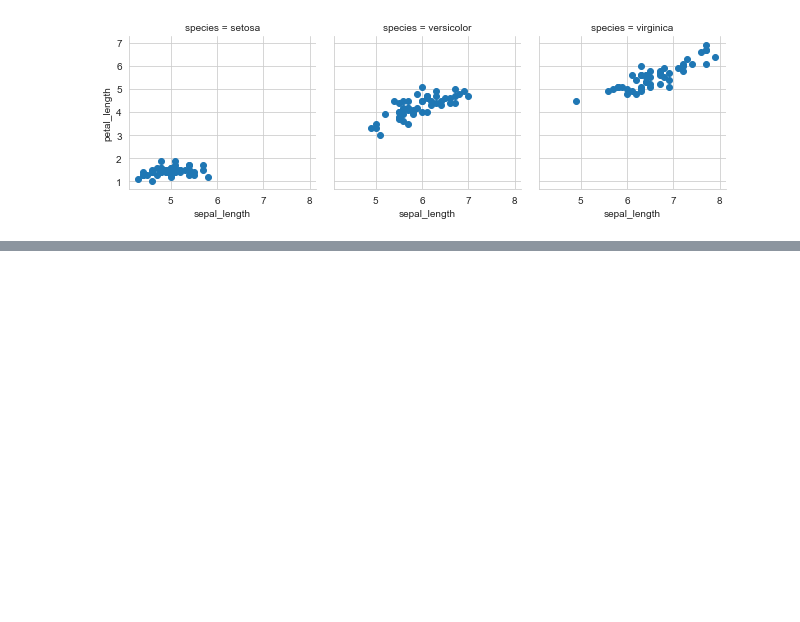
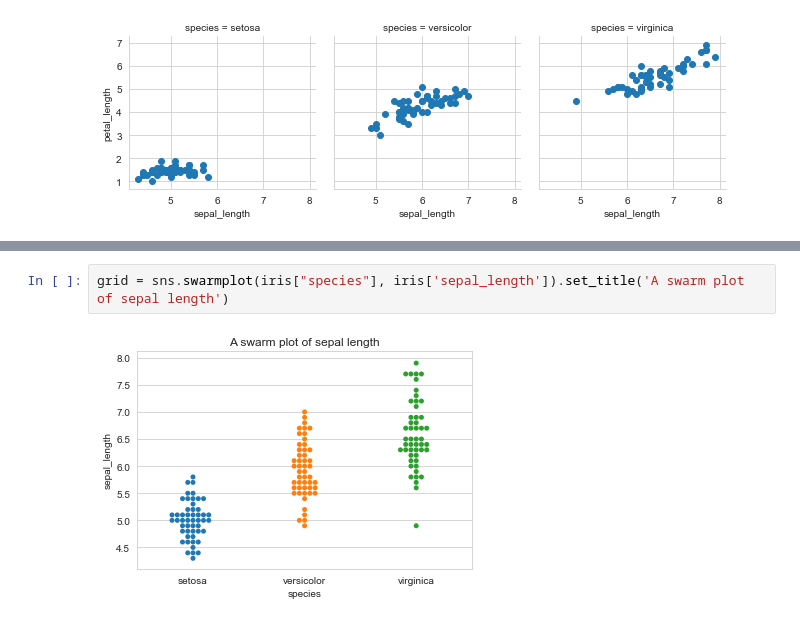
Before and after one commit to Bornatch/EPFL, a Jupyter notebook: ML/Cours1/01_07_basics of data visualization.ipynb, the cells around one changed output, grey strips where cells are left out. Cells and saved outputs as stored; diff of their text form; blank space fills up the shorter version.

```diff
--- a/ML/Cours1/01_07_basics of data visualization.ipynb
+++ b/ML/Cours1/01_07_basics of data visualization.ipynb
@@ -184,0 +186,4 @@ grid = grid.map(plt.scatter,  "petal_length", "sepal_length",);
+# %%
+grid = sns.swarmplot(iris["species"], iris['sepal_length']).set_title('A swarm plot of sepal length')
+# %% [output]
+[figure, added]
```
Also changed, not shown: parts of 2 cells of this notebook.
